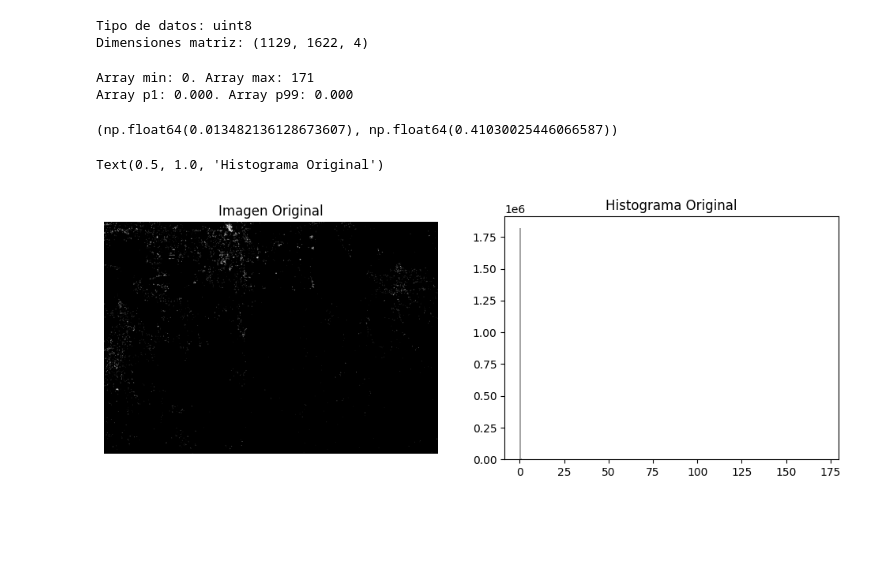
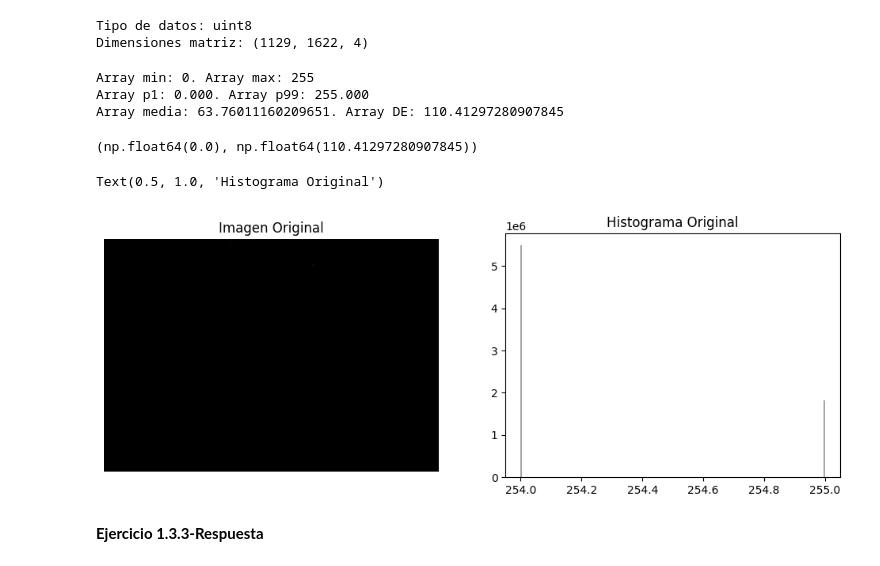
Before and after one commit to francobarrionuevoenv21/MAIE_devs_pub, a Jupyter notebook: Proc_Img/practicos/PDIS2026_Clase01_Operaciones_Basicas_Imagenes_Datos.ipynb, the cells around one changed output. Drawn from its saved outputs; the diff is of its cells as text; code cells hidden in the pictures; blank space fills up the shorter version.

```diff
--- a/Proc_Img/practicos/PDIS2026_Clase01_Operaciones_Basicas_Imagenes_Datos.ipynb
+++ b/Proc_Img/practicos/PDIS2026_Clase01_Operaciones_Basicas_Imagenes_Datos.ipynb
@@ -1130,33 +1129,44 @@ Tipo de datos: uint8
 Dimensiones matriz: (1129, 1622, 4)
 # %%
 # Selecciono la primer banda
-imagen_trin_sel = imagen_trin[:, :, 0]
+imagen_trin_sel = imagen_trin#[:, :, :]
 
 # Visualizo máx y min
 print(f"Array min: {imagen_trin_sel.min()}. Array max: {imagen_trin_sel.max()}")
 
 # Visualizo p:1 y p:99
-print(f"Array p1: {np.percentile(imagen_trin_sel, 1):.3f}. Array p99: {np.percentile(imagen_trin_sel, 99):.3f}")
+print(f"Array p1: {np.percentile(imagen_trin_sel, 5):.3f}. Array p99: {np.percentile(imagen_trin_sel, 95):.3f}")
+
+# Visualizo media y desvío estándar
+print(f"Array media: {imagen_trin_sel.mean()}. Array DE: {imagen_trin_sel.std()}")
 # %% [output]
-Array min: 0. Array max: 171
-Array p1: 0.000. Array p99: 0.000
+Array min: 0. Array max: 255
+Array p1: 0.000. Array p99: 255.000
+Array media: 63.76011160209651. Array DE: 110.41297280907845
-# %%
-imagen_trin_sel.mean(), imagen_trin_sel.std()
-# %% [output]
-(np.float64(0.013482136128673607), np.float64(0.41030025446066587))
+# %%
+np.median(imagen_trin_sel), imagen_trin_sel.std()
+# %% [output]
+(np.float64(0.0), np.float64(110.41297280907845))
 # %%
 # Crear una figura con 2 filas: imágenes e histogramas originales y escalados
 fig, axes = plt.subplots(1, 2, figsize=(12, 4))
 
+vmin = 254
+vmax = 255
+
 # ---------------------- IMÁGENES ----------------------
 axes[0].imshow(imagen_trin_sel, cmap='gray',
-    vmin = 0,
-    vmax = imagen_trin_sel.mean()+imagen_trin_sel.std()/2)
+    vmin = vmin,
+    vmax = vmax)
 axes[0].set_title('Imagen Original')
 axes[0].axis('off')
 
-axes[1].hist(imagen_trin_sel.ravel(), bins=256, color='gray', alpha=0.7)
+axes[1].hist(np.clip(imagen_trin_sel.ravel(),
+    vmin,
+    vmax), bins=255, color='gray', alpha=0.7)
 axes[1].set_title('Histograma Original')
 # %% [output]
 Text(0.5, 1.0, 'Histograma Original')
-[figure, old version]
+[figure, new version]
+# %% [markdown]
+**Ejercicio 1.3.3-Respuesta**
```
Also changed, not shown: parts of 4 cells of this notebook, 1 other file.
